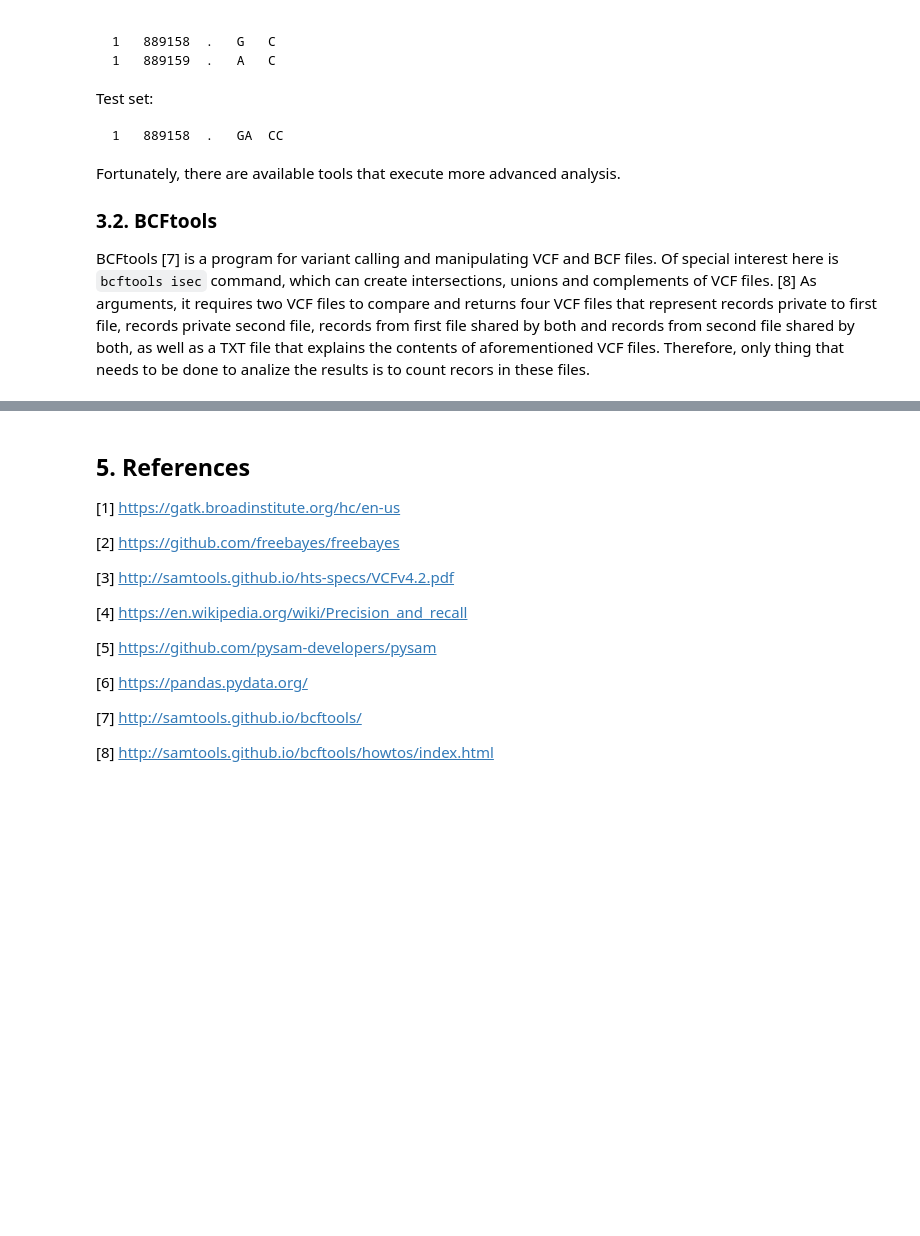
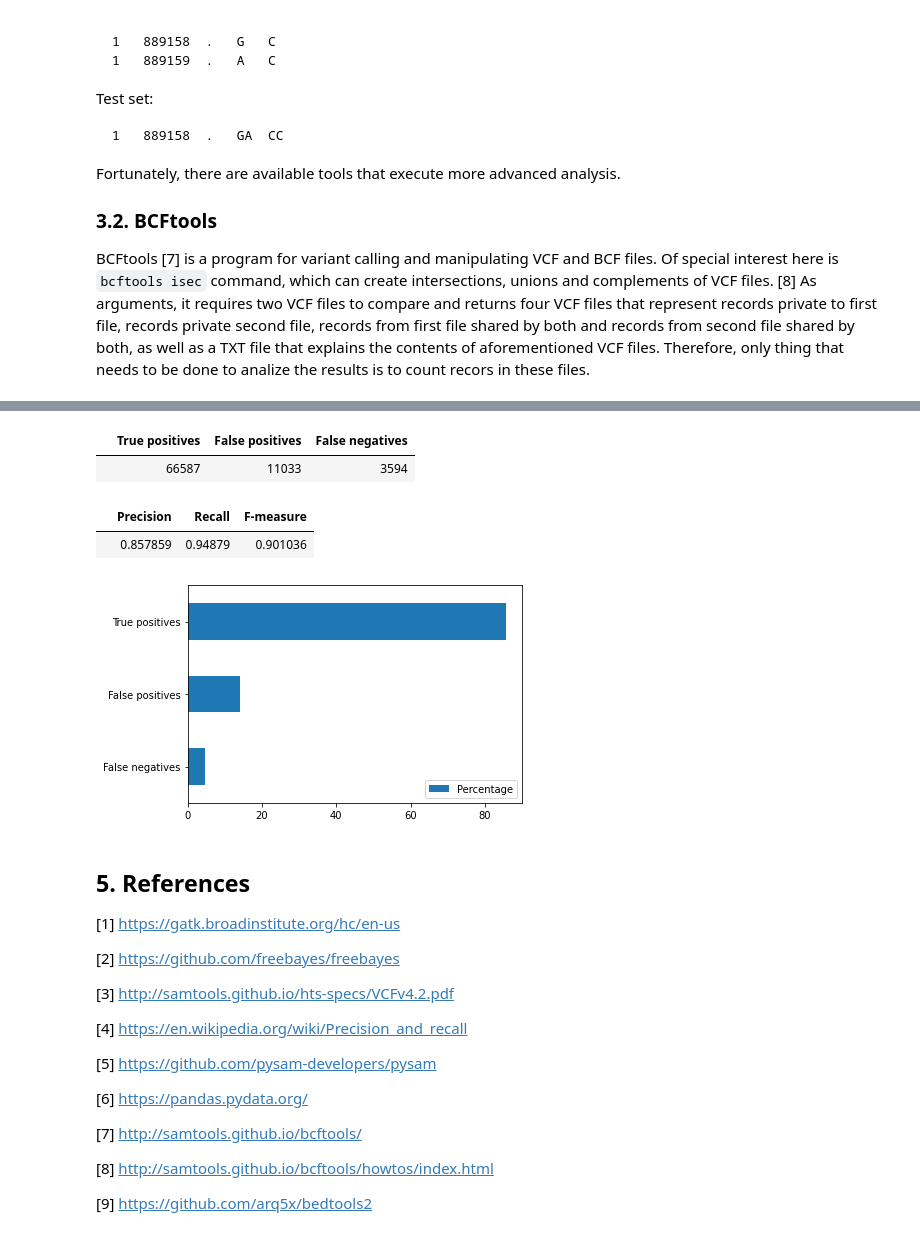
Before and after one commit to Yugo0/GI_Project, a Jupyter notebook: GI_Project.ipynb, the cells around one changed output, grey strips where cells are left out. Drawn from its saved outputs; the diff is of its cells as text; code cells hidden in the pictures; blank space fills up the shorter version.

Commit message:
Finished part on BEDTools

```diff
--- a/GI_Project.ipynb
+++ b/GI_Project.ipynb
@@ -178,3 +182,21 @@ outputData(truePositivesBCF, falsePositivesBCF, falseNegativesBCF, truthCount, t
+# %%
+file = open("bedtools/gatk_result.intersect.freebayes_result.freebayes.vcf")
+
+truePositivesBED = len(file.readlines())
+falsePositivesBED = testCount - truePositivesBED
+falseNegativesBED = truthCount - truePositivesBED
+
+file.close()
+
+outputData(truePositivesBED, falsePositivesBED, falseNegativesBED, truthCount, testCount)
+
+# 66587
+# %% [output]
+|  | True positives | False positives | False negatives |
+|  | 66587 | 11033 | 3594 |
+|  | Precision | Recall | F-measure |
+|  | 0.857859 | 0.94879 | 0.901036 |
+[figure, added]
 # %% [markdown]
 ## 5. References
 
@@ -193,3 +215,5 @@ outputData(truePositivesBCF, falsePositivesBCF, falseNegativesBCF, truthCount, t
 [7] http://samtools.github.io/bcftools/
 
 [8] http://samtools.github.io/bcftools/howtos/index.html
+
+[9] https://github.com/arq5x/bedtools2
```
Also changed, not shown: parts of 3 cells of this notebook.
